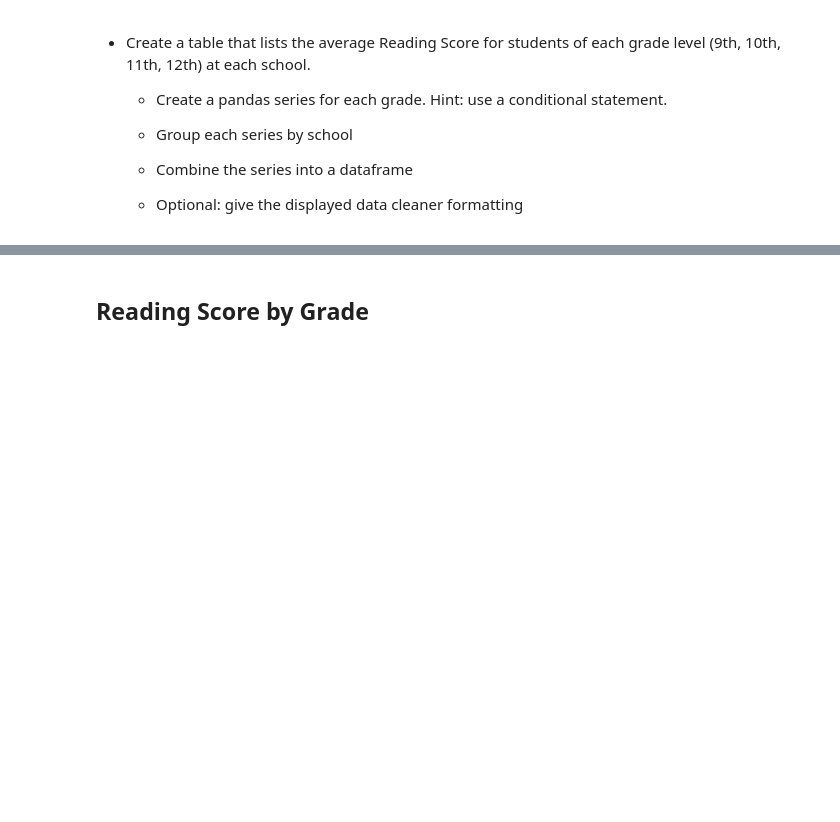
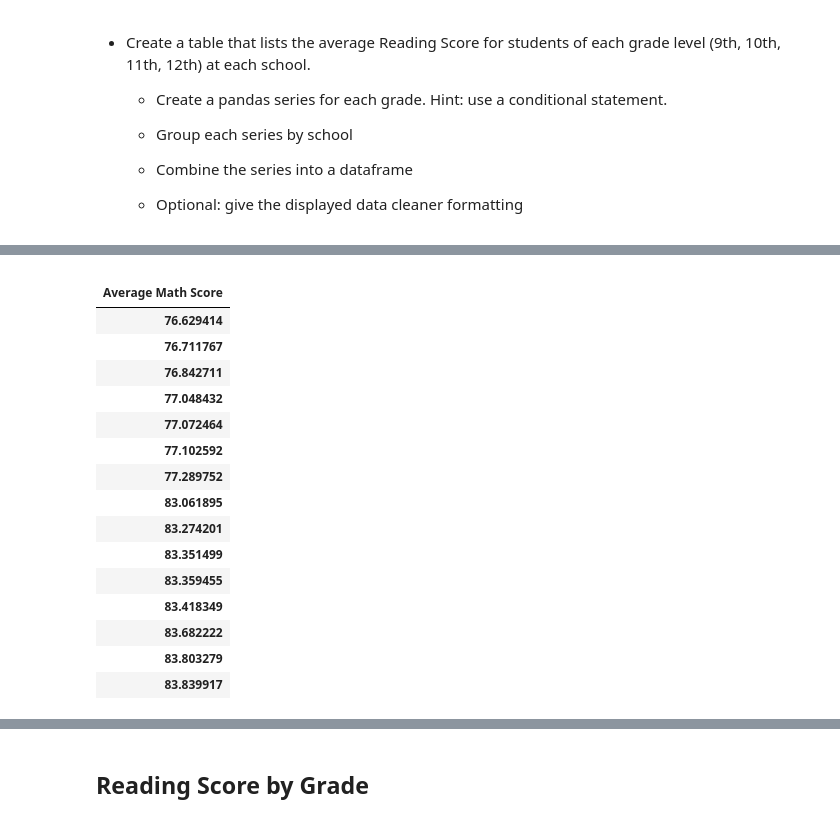
Before and after one commit to ismahanadan/PyCity-Schools-Test-Results-Analysis, a Jupyter notebook: PyCitySchools/PyCitySchools_starter.ipynb, the cells around one changed output, grey strips where cells are left out. Saved outputs shown, nothing was run; the diff lists cells and outputs as text; code cells hidden in the pictures; blank space fills up the shorter version.

```diff
--- a/PyCitySchools/PyCitySchools_starter.ipynb
+++ b/PyCitySchools/PyCitySchools_starter.ipynb
@@ -400,0 +457,22 @@ school_summary_df.groupby('school_name').sum().sort_values('% Overall Passing',
+# %%
+math_scores_by_grade = school_summary_df.groupby(["Average Math Score"]).count().filter("10th")
+
+math_scores_by_grade
+# %% [output]
+|  |
+| Average Math Score |
+| 76.629414 |
+| 76.711767 |
+| 76.842711 |
+| 77.048432 |
+| 77.072464 |
+| 77.102592 |
+| 77.289752 |
+| 83.061895 |
+| 83.274201 |
+| 83.351499 |
+| 83.359455 |
+| 83.418349 |
+| 83.682222 |
+| 83.803279 |
+| 83.839917 |
```
Also changed, not shown: parts of 6 cells of this notebook.
